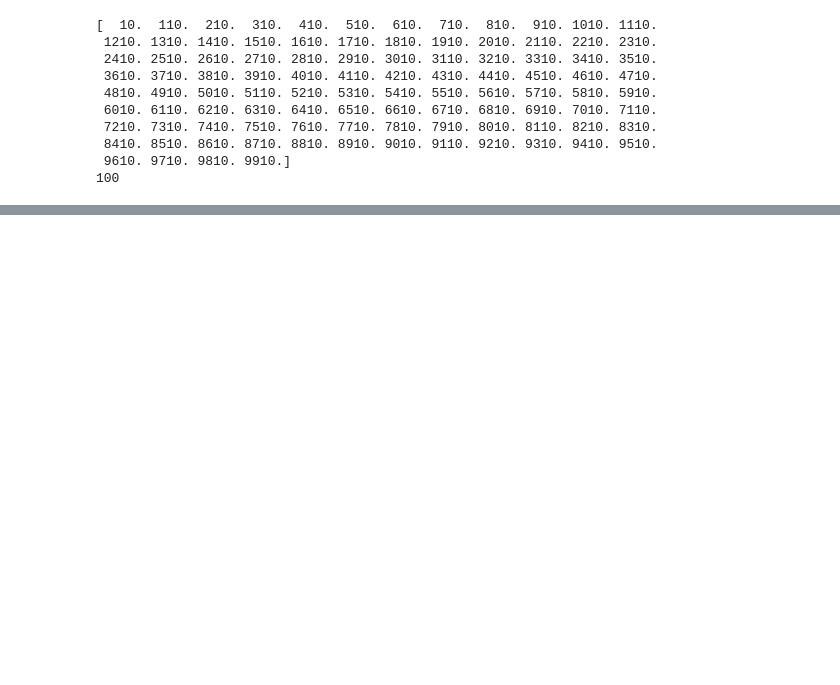
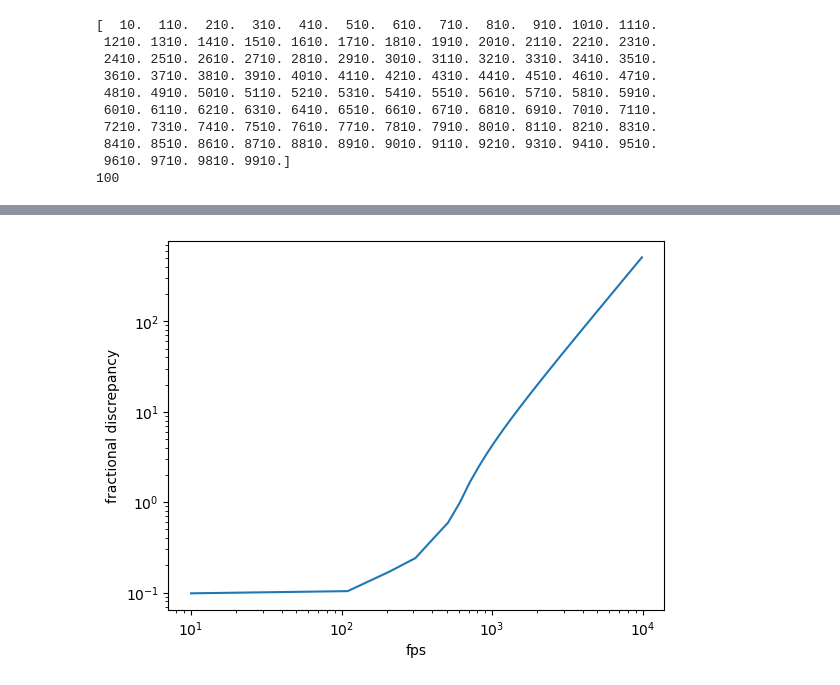
Before and after one commit to ParthM1504/Benchmarking-Dusty-Plasma-Temperature-Code, a Jupyter notebook: Benchmarking.ipynb, the cells around one changed output, grey strips where cells are left out. Cells and saved outputs as stored; diff of their text form; code cells hidden in the pictures; blank space fills up the shorter version.

```diff
--- a/Benchmarking.ipynb
+++ b/Benchmarking.ipynb
@@ -405,0 +408,9 @@ ax.set_yscale('log')
+# %%
+unif_x = sts.uniform(left_SI, right_SI-left_SI)
+sample_x_trial=unif_x.rvs(num_particles)
+unif_y = sts.uniform(down_SI, up_SI-down_SI)
+sample_y_trial=unif_y.rvs(num_particles)
+
+norm_rv = sts.norm(mu, sigma)
+sample_vx_trial = norm_rv.rvs(num_particles) #generate a sample of certain size
+sample_vy_trial= norm_rv.rvs(num_particles)
@@ -405,0 +483,4 @@ ax.set_yscale('log')
+# %%
+fps_arr=np.arange(1E1,1E4,1E2)
+print(fps_arr)
+print(len(fps_arr))
@@ -405,0 +498,19 @@ ax.set_yscale('log')
+# %%
+discrepancy_arr=[]
+T_discrepancy_arr=[]
+for i in range(len(fps_arr)):
+    fps_loop=fps_arr[i]
+    df=make_velocities_trial(fps_loop,num_particles,spatial_resolution,2, sample_x_trial, sample_y_trial, sample_vx_trial, sample_vy_trial)
+    discrepancy=get_percent_discrepancies(df[df['frame']==1]['vx (restored)'],df[df['frame']==1]['vx'])
+    discrepancy_arr.append(discrepancy)
+    T_restored=mass*np.std(df[df['frame']==1]['vx (restored)'])**2/constants.Boltzmann
+    T_discrepancy_arr.append(np.abs(T-T_restored)/T)
+# %%
+fig, ax = plt.subplots()
+ax.plot(fps_arr, T_discrepancy_arr)
+ax.set_xlabel('fps')
+ax.set_ylabel('fractional discrepancy')
+ax.set_xscale('log')
+ax.set_yscale('log')
+# %% [output]
+[figure, added]
```
Also changed, not shown: parts of 22 cells of this notebook.
